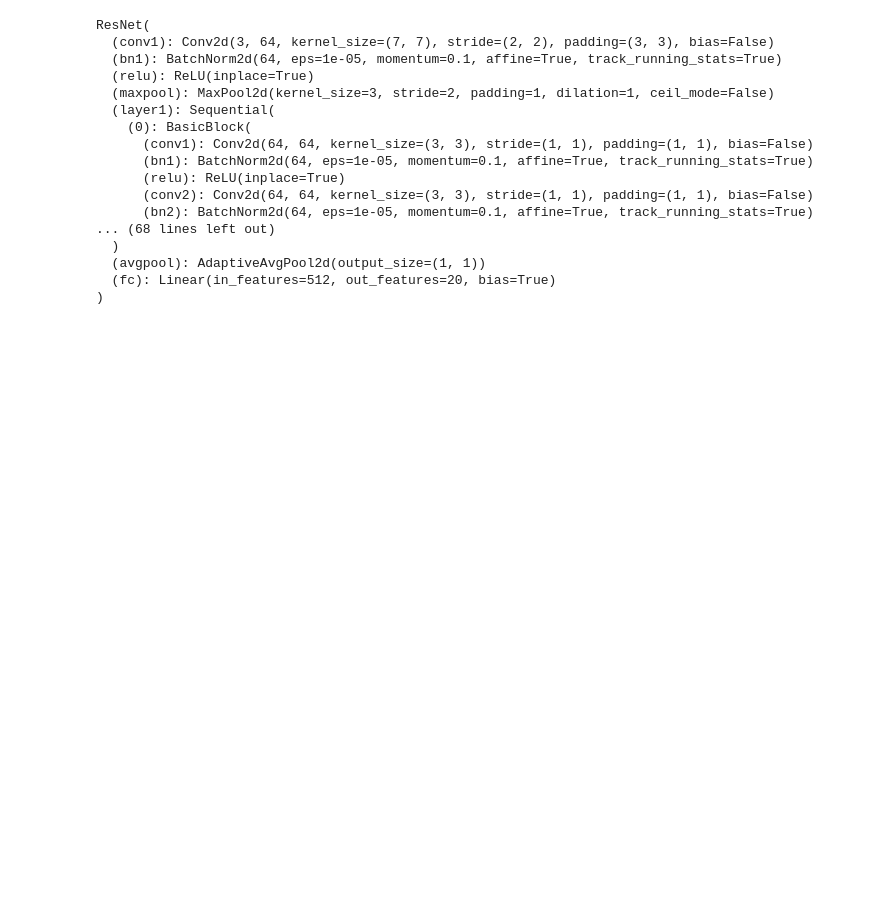
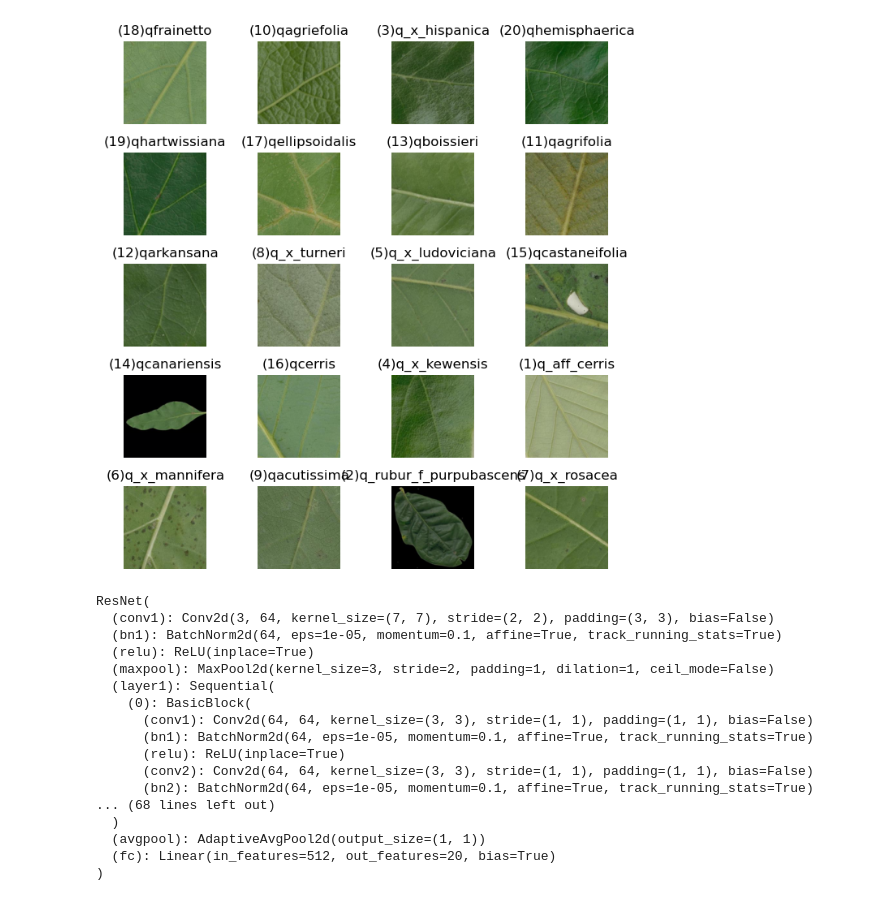
Before and after one commit to lakshyakalia/COMP6721-GroupE, a Jupyter notebook: ResNet18/ResNet18_Dataset1_MPS.ipynb, the cells around one changed output. Cells and saved outputs as stored; diff of their text form; code cells hidden in the pictures; blank space fills up the shorter version.

Commit message:
Printing Datasets for Visualization Purposes

```diff
--- a/ResNet18/ResNet18_Dataset1_MPS.ipynb
+++ b/ResNet18/ResNet18_Dataset1_MPS.ipynb
@@ -62,3 +61,43 @@ testingDataLoader = DataLoader(
+# %%
+
+#Plotting images as to display one image per class
+def imshow(inp, title=None):
+    inp = inp.numpy().transpose((1, 2, 0))
+    mean = np.array([0.485, 0.456, 0.406])
+    std = np.array([0.229, 0.224, 0.225])
+    inp = std * inp + mean
+    inp = np.clip(inp, 0, 1)
+    plt.imshow(inp)
+    if title is not None:
+        plt.title(title, fontsize=10)
+    plt.axis('off')
+
+class_names = dataset.dataset.classes
+
+class_images = {}
+fig = plt.figure(figsize=(7, 7))
+col = int(np.sqrt(len(class_names)))
+row = int(np.ceil(len(class_names) / col))
+
+for inputs, classes in trainingDataLoader:
+    for i in range(inputs.size(0)):
+        class_index = classes[i].item()
+        if class_names[class_index] not in class_images:
+            class_images[class_names[class_index]] = inputs[i]
+            if len(class_images) == len(class_names):
+                break
+    if len(class_images) == len(class_names):
+        break
+
+for i, (class_name, image) in enumerate(class_images.items()):
+    ax = fig.add_subplot(row, col, i + 1)
+    imshow(image)
+    ax.set_title(class_name)
+
+plt.tight_layout()
+plt.show()
+# %% [output]
+[figure, added]
 # %%
 model = models.resnet18(weights=None)
 num_ftrs = model.fc.in_features
```
Also changed, not shown: parts of 2 cells of this notebook.
